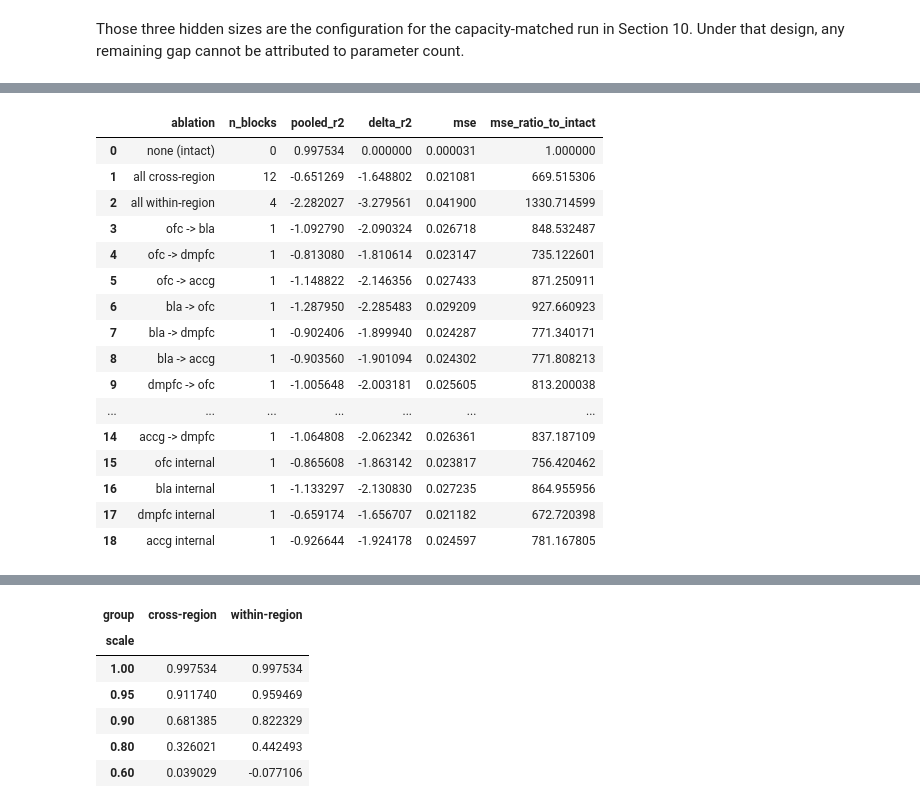
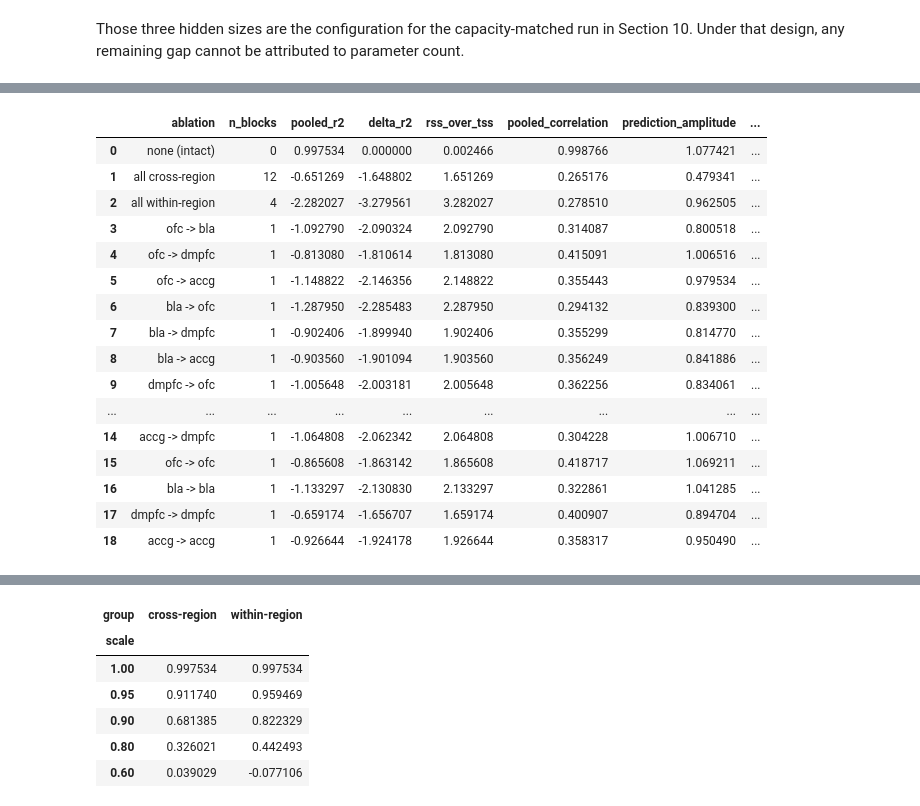
Before and after one commit to gprabaha/dal_monte_2022_analysis, a Jupyter notebook: notebooks/fixation_mrnn_model_selection.ipynb, the cells around one changed output, grey strips where cells are left out. Saved outputs shown, nothing was run; the diff lists cells and outputs as text; code cells hidden in the pictures.

```diff
--- a/notebooks/fixation_mrnn_model_selection.ipynb
+++ b/notebooks/fixation_mrnn_model_selection.ipynb
@@ -554,18 +554,47 @@ CONNECTIVITY_REPLAYS = {label: replay_run(run_id) for label, run_id in CONNECTIV
 
 
 def pooled_fit_metrics(replay) -> dict:
-    """Variance-weighted R^2 pooled over regions, conditions, time and PCs."""
+    """Variance-weighted R^2 pooled over regions, conditions, time and PCs.
+
+    ``rss`` is the residual sum of squares against the model prediction and ``tss`` the
+    sum of squares against each region's grand mean, so ``pooled_r2 = 1 - rss/tss``
+    compares the model to a constant predictor. ``pooled_correlation`` is the
+    Pearson correlation of predictions and targets over the same pooled values; unlike
+    R^2 it is bounded in [-1, 1], which keeps it readable when a lesioned model's
+    predictions are far worse than the mean.
+    """
     checkpoint = replay["checkpoint"]
     residual = 0.0
     total = 0.0
     count = 0
+    observed_stack = []
+    predicted_stack = []
     for region in replay["region_order"]:
         y = np.asarray(checkpoint["target_by_region"][region], dtype=float)
         yhat = replay["output_by_region"][region].detach().cpu().numpy().astype(float)
         residual += float(np.sum((y - yhat) ** 2))
         total += float(np.sum((y - y.mean()) ** 2))
         count += int(y.size)
-    return {"rss": residual, "tss": total, "n": count, "pooled_r2": 1.0 - residual / total, "mse": residual / count}
+        observed_stack.append(y.reshape(-1))
+        predicted_stack.append(yhat.reshape(-1))
+    observed = np.concatenate(observed_stack)
+    predicted = np.concatenate(predicted_stack)
+    correlation = (
+        float(np.corrcoef(observed, predicted)[0, 1])
+        if np.std(observed) > 0 and np.std(predicted) > 0
+        else np.nan
+    )
+    return {
+        "rss": residual,
+        "tss": total,
+        "n": count,
+        "pooled_r2": 1.0 - residual / total,
+        "rss_over_tss": residual / total,
+        "pooled_correlation": correlation,
+        "prediction_amplitude": float(np.max(np.abs(predicted))),
+        "target_amplitude": float(np.max(np.abs(observed))),
+        "mse": residual / count,
+    }
 
 
 def pooled_fr_metrics(replay) -> dict:
@@ -1000,48 +1042,53 @@ within_pairs = [(r, r) for r in regions]
 
 ablation_sets = {
     "none (intact)": (),
     "all cross-region": tuple(cross_pairs),
     "all within-region": tuple(within_pairs),
 }
 for source, target in cross_pairs:
     ablation_sets[f"{source} -> {target}"] = ((source, target),)
 for region in regions:
-    ablation_sets[f"{region} internal"] = ((region, region),)
+    # Same "source -> target" naming as the cross-region lesions, so the grid below
+    # shows within-region blocks on its diagonal rather than leaving it empty.
+    ablation_sets[f"{region} -> {region}"] = ((region, region),)
 
 baseline = None
 ablation_rows = []
 for name, blocks in ablation_sets.items():
     replay = replay_run(run_id, zero_blocks=blocks)
     metrics = pooled_fit_metrics(replay)
     if baseline is None:
         baseline = metrics["pooled_r2"]
     ablation_rows.append(
         {
             "ablation": name,
             "n_blocks": len(blocks),
             "pooled_r2": metrics["pooled_r2"],
             "delta_r2": metrics["pooled_r2"] - baseline,
+            "rss_over_tss": metrics["rss_over_tss"],
+            "pooled_correlation": metrics["pooled_correlation"],
+            "prediction_amplitude": metrics["prediction_amplitude"],
             "mse": metrics["mse"],
             "mse_ratio_to_intact": metrics["mse"] / ablation_rows[0]["mse"] if ablation_rows else 1.0,
         }
     )
 ablation_table = pd.DataFrame(ablation_rows)
 display(ablation_table)
 # %% [output]
-|  | ablation | n_blocks | pooled_r2 | delta_r2 | mse | mse_ratio_to_intact |
-| 0 | none (intact) | 0 | 0.997534 | 0.000000 | 0.000031 | 1.000000 |
-| 1 | all cross-region | 12 | -0.651269 | -1.648802 | 0.021081 | 669.515306 |
-| 2 | all within-region | 4 | -2.282027 | -3.279561 | 0.041900 | 1330.714599 |
-| 3 | ofc -> bla | 1 | -1.092790 | -2.090324 | 0.026718 | 848.532487 |
-| 4 | ofc -> dmpfc | 1 | -0.813080 | -1.810614 | 0.023147 | 735.122601 |
-| 5 | ofc -> accg | 1 | -1.148822 | -2.146356 | 0.027433 | 871.250911 |
-| 6 | bla -> ofc | 1 | -1.287950 | -2.285483 | 0.029209 | 927.660923 |
-| 7 | bla -> dmpfc | 1 | -0.902406 | -1.899940 | 0.024287 | 771.340171 |
-| 8 | bla -> accg | 1 | -0.903560 | -1.901094 | 0.024302 | 771.808213 |
-| 9 | dmpfc -> ofc | 1 | -1.005648 | -2.003181 | 0.025605 | 813.200038 |
-| ... | ... | ... | ... | ... | ... | ... |
-| 14 | accg -> dmpfc | 1 | -1.064808 | -2.062342 | 0.026361 | 837.187109 |
-| 15 | ofc internal | 1 | -0.865608 | -1.863142 | 0.023817 | 756.420462 |
-| 16 | bla internal | 1 | -1.133297 | -2.130830 | 0.027235 | 864.955956 |
-| 17 | dmpfc internal | 1 | -0.659174 | -1.656707 | 0.021182 | 672.720398 |
-| 18 | accg internal | 1 | -0.926644 | -1.924178 | 0.024597 | 781.167805 |
+|  | ablation | n_blocks | pooled_r2 | delta_r2 | rss_over_tss | pooled_correlation | prediction_amplitude | ... |
+| 0 | none (intact) | 0 | 0.997534 | 0.000000 | 0.002466 | 0.998766 | 1.077421 | ... |
+| 1 | all cross-region | 12 | -0.651269 | -1.648802 | 1.651269 | 0.265176 | 0.479341 | ... |
+| 2 | all within-region | 4 | -2.282027 | -3.279561 | 3.282027 | 0.278510 | 0.962505 | ... |
+| 3 | ofc -> bla | 1 | -1.092790 | -2.090324 | 2.092790 | 0.314087 | 0.800518 | ... |
+| 4 | ofc -> dmpfc | 1 | -0.813080 | -1.810614 | 1.813080 | 0.415091 | 1.006516 | ... |
+| 5 | ofc -> accg | 1 | -1.148822 | -2.146356 | 2.148822 | 0.355443 | 0.979534 | ... |
+| 6 | bla -> ofc | 1 | -1.287950 | -2.285483 | 2.287950 | 0.294132 | 0.839300 | ... |
+| 7 | bla -> dmpfc | 1 | -0.902406 | -1.899940 | 1.902406 | 0.355299 | 0.814770 | ... |
+| 8 | bla -> accg | 1 | -0.903560 | -1.901094 | 1.903560 | 0.356249 | 0.841886 | ... |
+| 9 | dmpfc -> ofc | 1 | -1.005648 | -2.003181 | 2.005648 | 0.362256 | 0.834061 | ... |
+| ... | ... | ... | ... | ... | ... | ... | ... | ... |
+| 14 | accg -> dmpfc | 1 | -1.064808 | -2.062342 | 2.064808 | 0.304228 | 1.006710 | ... |
+| 15 | ofc -> ofc | 1 | -0.865608 | -1.863142 | 1.865608 | 0.418717 | 1.069211 | ... |
+| 16 | bla -> bla | 1 | -1.133297 | -2.130830 | 2.133297 | 0.322861 | 1.041285 | ... |
+| 17 | dmpfc -> dmpfc | 1 | -0.659174 | -1.656707 | 1.659174 | 0.400907 | 0.894704 | ... |
+| 18 | accg -> accg | 1 | -0.926644 | -1.924178 | 1.926644 | 0.358317 | 0.950490 | ... |
```
Also changed, not shown: parts of 6 cells of this notebook.
